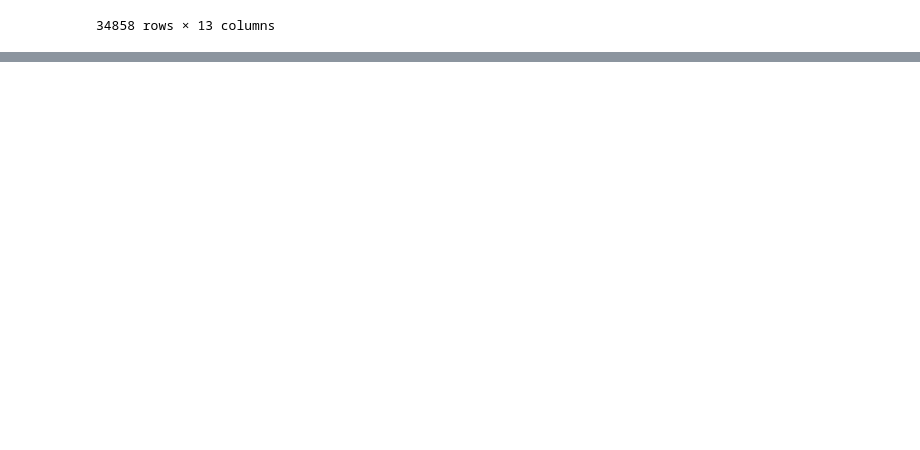
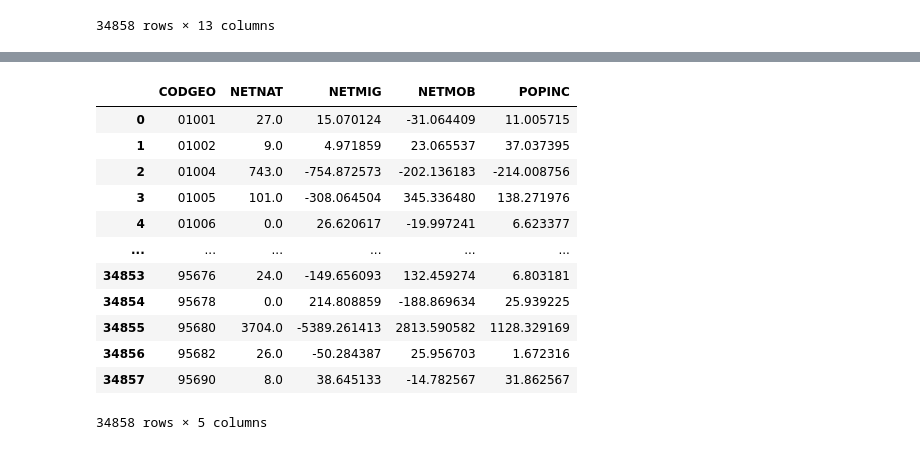
Before and after one commit to simoncappe/Projet-Info-S2--D-clin-d-mographique, a Jupyter notebook: POPINC.ipynb, the cells around one changed output, grey strips where cells are left out. Cells and saved outputs as stored; diff of their text form; code cells hidden in the pictures; blank space fills up the shorter version.

```diff
--- a/POPINC.ipynb
+++ b/POPINC.ipynb
@@ -43,7 +43,7 @@ BIRTHS = birth.rename(columns={'NAISD14': '14', 'NAISD15': '15', 'NAISD16': '16'
                           'NAISD20': '20', 'NAISD21': '21'})
 NETNAT = (BIRTHS-DEATHS).merge(gdp, how='right',
                              left_on='CODGEO', right_on='INSEE_COM')#NATURAL CHANGE
-NETNAT['AVG'] = NETNAT[NETNAT.columns[0:8]].mean(axis = 1)
+NETNAT['AVG'] = NETNAT[NETNAT.columns[0:8]].sum(axis = 1)
 NETNAT
 # %% [output]
 |  | 14 | 15 | 16 | 17 | 18 | 19 | 20 | 21 | INSEE_COM | NOM | NOM_M | ... |
@@ -192,0 +169,19 @@ VARPOP
+# %%
+POPINC2013 = pd.read_excel('data\pop-sexe-age-quinquennal6819.xls',skiprows = 12,sheet_name='COM_2013').iloc[1:].reset_index(drop=True)
+POPINC2019 = pd.read_excel('data\pop-sexe-age-quinquennal6819.xls',skiprows = 12,sheet_name='COM_2019').iloc[1:].reset_index(drop=True)
+#print(len(POPINC2019.columns))
+POPINC2013['POP'] = POPINC2013[POPINC2013.columns[6:46]].sum(axis = 1)
+POPINC2019['POP'] = POPINC2019[POPINC2019.columns[6:46]].sum(axis = 1)
+
+POPINC2013=POPINC2013.rename(columns ={POPINC2013.columns[1]:'DEP',POPINC2013.columns[2]:'COM'})
+POPINC2013['CODGEO']=POPINC2013['DEP']+POPINC2013['COM']
+
+POPINC2019=POPINC2019.rename(columns ={POPINC2019.columns[1]:'DEP',POPINC2019.columns[2]:'COM'})
+POPINC2019['CODGEO']=POPINC2019['DEP']+POPINC2019['COM']
+
+POPI = POPINC2013[['CODGEO','Libellé de commune','POP']]
+POPF = POPINC2019[['CODGEO','Libellé de commune','POP']]
+POPINC = POPF[['CODGEO','Libellé de commune']]
+POPINC['POPINC'] = POPF['POP'] - POPI['POP']
+POPINC = POPINC.merge(gdp,left_on='CODGEO',right_on = 'INSEE_COM',how = 'right')[['CODGEO','NOM','POPINC']]
+POPINC
@@ -193 +202,32 @@ VARPOP
+# %%
+
+#création de la dataframe avec les composantes
+VARPOP = pd.DataFrame(list(gdp['INSEE_COM']),columns=['CODGEO'])
+VARPOP['NETNAT'] = NETNAT['AVG']#Natalité nette
+VARPOP['NETMOB'] = NETMOB['AVG']#Mobilité interne nette
+VARPOP['INMIG'] = INMIG['AVG']#Immigration internationale
+VARPOP['POPINC'] = POPINC['POPINC']#Variation de population
+VARPOP['NETMIG'] = VARPOP['POPINC'] - VARPOP['NETNAT'] -VARPOP['NETMOB']#Migration internationale nette
+
+"""
+POPINC = NETNAT + NETMOB + NETMIG
+NETMIG = POPINC - NETNAT - NETMOB
+
+"""
+VARPOP = VARPOP[['CODGEO','NETNAT','NETMIG','NETMOB','POPINC']]
+VARPOP
+# %% [output]
+|  | CODGEO | NETNAT | NETMIG | NETMOB | POPINC |
+| 0 | 01001 | 27.0 | 15.070124 | -31.064409 | 11.005715 |
+| 1 | 01002 | 9.0 | 4.971859 | 23.065537 | 37.037395 |
+| 2 | 01004 | 743.0 | -754.872573 | -202.136183 | -214.008756 |
+| 3 | 01005 | 101.0 | -308.064504 | 345.336480 | 138.271976 |
+| 4 | 01006 | 0.0 | 26.620617 | -19.997241 | 6.623377 |
+| ... | ... | ... | ... | ... | ... |
+| 34853 | 95676 | 24.0 | -149.656093 | 132.459274 | 6.803181 |
+| 34854 | 95678 | 0.0 | 214.808859 | -188.869634 | 25.939225 |
+| 34855 | 95680 | 3704.0 | -5389.261413 | 2813.590582 | 1128.329169 |
+| 34856 | 95682 | 26.0 | -50.284387 | 25.956703 | 1.672316 |
+| 34857 | 95690 | 8.0 | 38.645133 | -14.782567 | 31.862567 |
+34858 rows × 5 columns
 # %%
```
Also changed, not shown: parts of 6 cells of this notebook, 1 other file.
